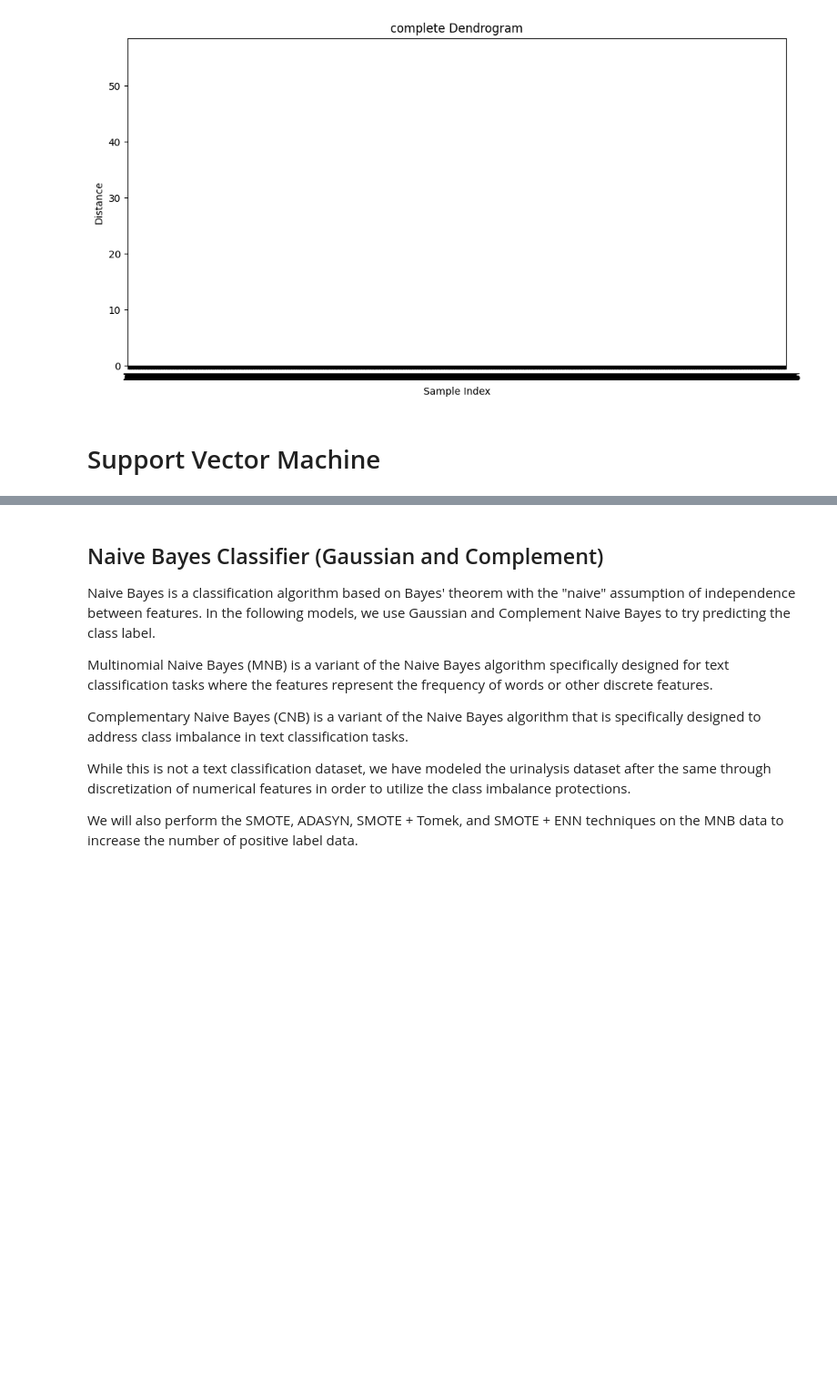
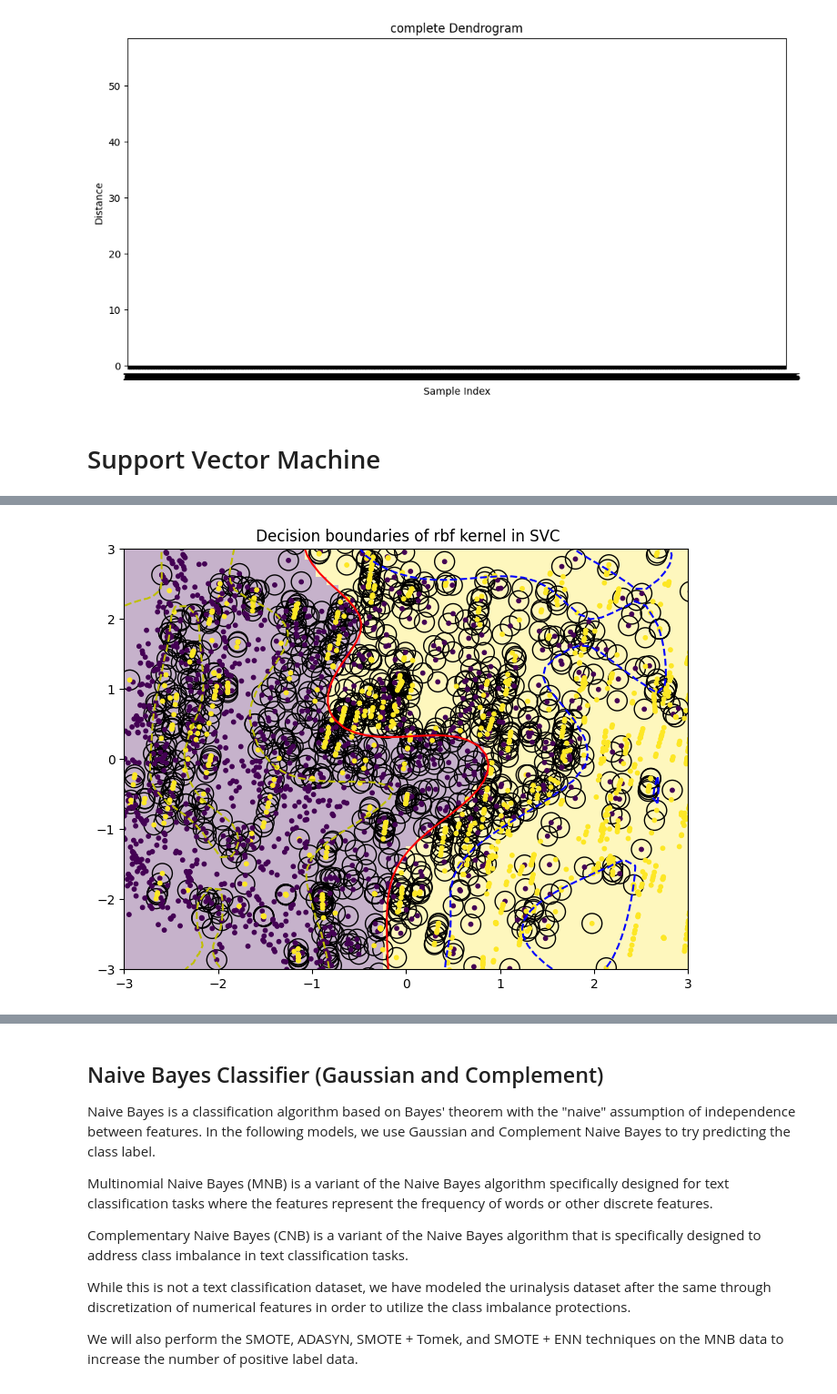
Before and after one commit to anikayamdagni/UTI-Predictor, a Jupyter notebook: Urinalysis.ipynb, the cells around one changed output, grey strips where cells are left out. Shown at 91% size. Cells and saved outputs as stored; diff of their text form; code cells hidden in the pictures; blank space fills up the shorter version.

```diff
--- a/Urinalysis.ipynb
+++ b/Urinalysis.ipynb
@@ -663 +665,13 @@ KeyboardInterrupt:
+# %%
+import sklearn
+from sklearn import svm
+from sklearn.decomposition import PCA
+from sklearn.pipeline import Pipeline
+from sklearn.model_selection import GridSearchCV
+import numpy as np
+from sklearn.preprocessing import StandardScaler
+from sklearn.preprocessing import LabelBinarizer
+
+lb = LabelBinarizer()
+y_train = np.array([number[0] for number in lb.fit_transform(diagnosis.copy())])
 # %%
@@ -745,0 +825,76 @@ NameError: name 'ConvergenceWarning' is not defined
+# %%
+from sklearn.inspection import DecisionBoundaryDisplay
+
+# https://scikit-learn.org/stable/auto_examples/svm/plot_svm_kernels.html
+
+# My SVM Parameters
+svm_params1 = {
+    'kernel': 'rbf',
+    'C': 0.5,
+    'degree': 3,
+    'gamma': 'auto'
+}
+
+svm_params2 = {
+    'kernel': 'sigmoid',
+    'C': 0.5,
+    'degree': 3,
+    'gamma': 'auto'
+}
+
+
+def plot_training_data_with_decision_boundary(X, y, svm_params):
+    # Apply SMOTE to balance the classes
+    smote = SMOTE()
+    X_resampled, y_resampled = smote.fit_resample(X, y)
+
+    # Preprocess data with scaling and PCA
+    scaler = StandardScaler()
+    pca = PCA(n_components=2)
+    X_scaled = scaler.fit_transform(X_resampled)
+    X_pca = pca.fit_transform(X_scaled)
+
+    # Train the SVC
+    clf = svm.SVC(**svm_params).fit(X_pca, y_resampled)
+
+    # Settings for plotting
+    _, ax = plt.subplots(figsize=(8, 6))
+    x_min, x_max, y_min, y_max = -3, 3, -3, 3
+    ax.set(xlim=(x_min, x_max), ylim=(y_min, y_max))
+
+    # Plot decision boundary and margins
+    common_params = {"estimator": clf, "X": X_pca, "ax": ax}
+    DecisionBoundaryDisplay.from_estimator(
+        **common_params,
+        response_method="predict",
+        plot_method="pcolormesh",
+        alpha=0.3,
+    )
+    DecisionBoundaryDisplay.from_estimator(
+        **common_params,
+        response_method="decision_function",
+        plot_method="contour",
+        levels=[-1, 0, 1],
+        colors=["y", "r", "b"],
+        linestyles=["--", "-", "--"],
+    )
+
+    # Plot bigger circles around samples that serve as support vectors
+    ax.scatter(
+        clf.support_vectors_[:, 0],
+        clf.support_vectors_[:, 1],
+        s=250,
+        facecolors="none",
+        edgecolors="k",
+    )
+    # Plot samples by color and add legend
+    ax.scatter(X_pca[:, 0], X_pca[:, 1], c=y_resampled, s=10)
+    ax.set_title(f" Decision boundaries of {svm_params['kernel']} kernel in SVC")
+
+    _ = plt.show()
+
+# Call the function with the specified SVM parameters
+plot_training_data_with_decision_boundary(features, diagnosis, svm_params1)
+plot_training_data_with_decision_boundary(features, diagnosis, svm_params2)
+# %% [output]
+[figure, added]
```
Also changed, not shown: parts of 14 cells of this notebook.
